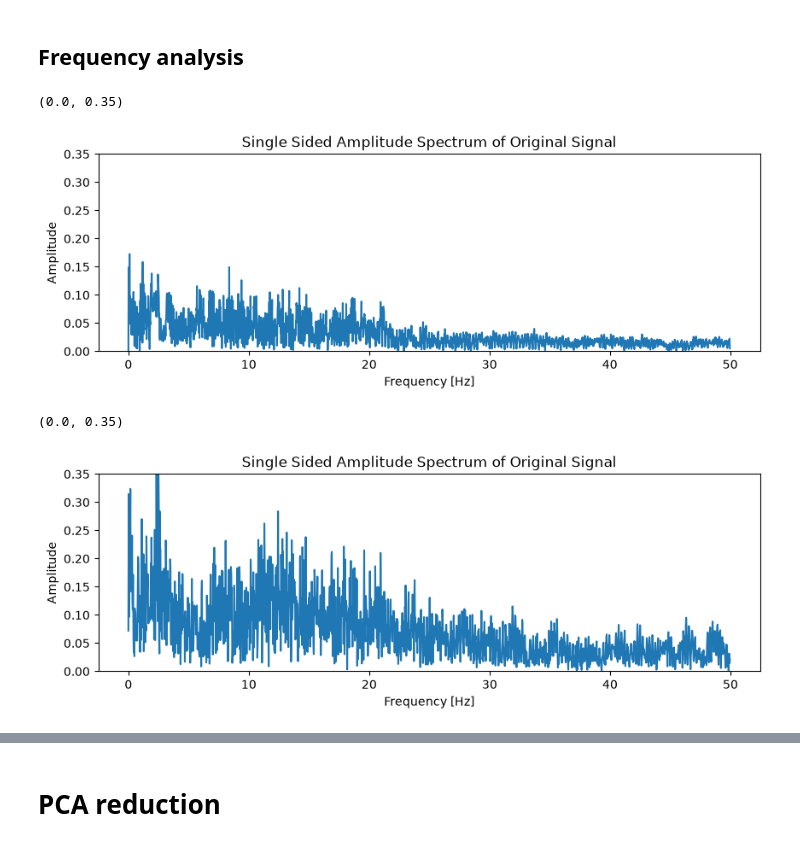
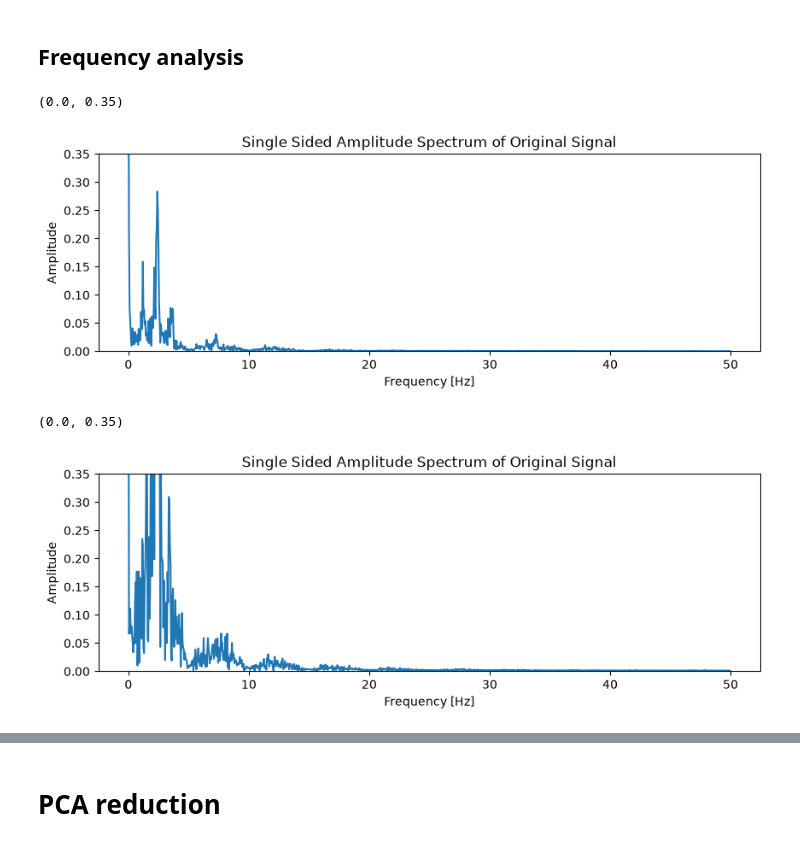
Before and after one commit to yoeri-stassen/5ARE0-cycling-assignment, a Jupyter notebook: data_preprocessing.ipynb, the cells around one changed output, grey strips where cells are left out. Saved outputs shown, nothing was run; the diff lists cells and outputs as text; code cells hidden in the pictures.

Commit message:
adjusted data

```diff
--- a/data_preprocessing.ipynb
+++ b/data_preprocessing.ipynb
@@ -124,9 +161,9 @@ plt.plot(mean_signal_bad)
 from scipy.fft import fft, fftfreq
 
 fs = 100 # Hz
-N = len(data_good['z'])
+N = len(mean_signal_good['y'])
 
-zf = fft(data_good['z'])
+zf = fft(mean_signal_good['y'])
 xf = fftfreq(N, 1/fs)
 
 # 4. Plot the single sided frequency/amplitude spectrum
@@ -138,21 +175,21 @@ plt.title('Single Sided Amplitude Spectrum of Original Signal')
 plt.ylim(0, 0.35)
 # %% [output]
 (0.0, 0.35)
-[figure, old version]
+[figure, new version]
 # %%
 fs = 100 # Hz
-N = len(data_bad['z'])
+N = len(mean_signal_bad['y'])
 
-zf = fft(data_bad['z'])
+zf = fft(mean_signal_bad['y'])
 xf = fftfreq(N, 1/fs)
 
 # 4. Plot the single sided frequency/amplitude spectrum
 plt.figure(figsize=(10, 3))
 plt.plot(xf[:N//2], 2.0/N * abs(zf[:N//2]))
 plt.xlabel('Frequency [Hz]')
 plt.ylabel('Amplitude')
 plt.title('Single Sided Amplitude Spectrum of Original Signal')
 plt.ylim(0, 0.35)
 # %% [output]
 (0.0, 0.35)
-[figure, old version]
+[figure, new version]
```
Also changed, not shown: parts of 8 cells of this notebook, 48 other files.
